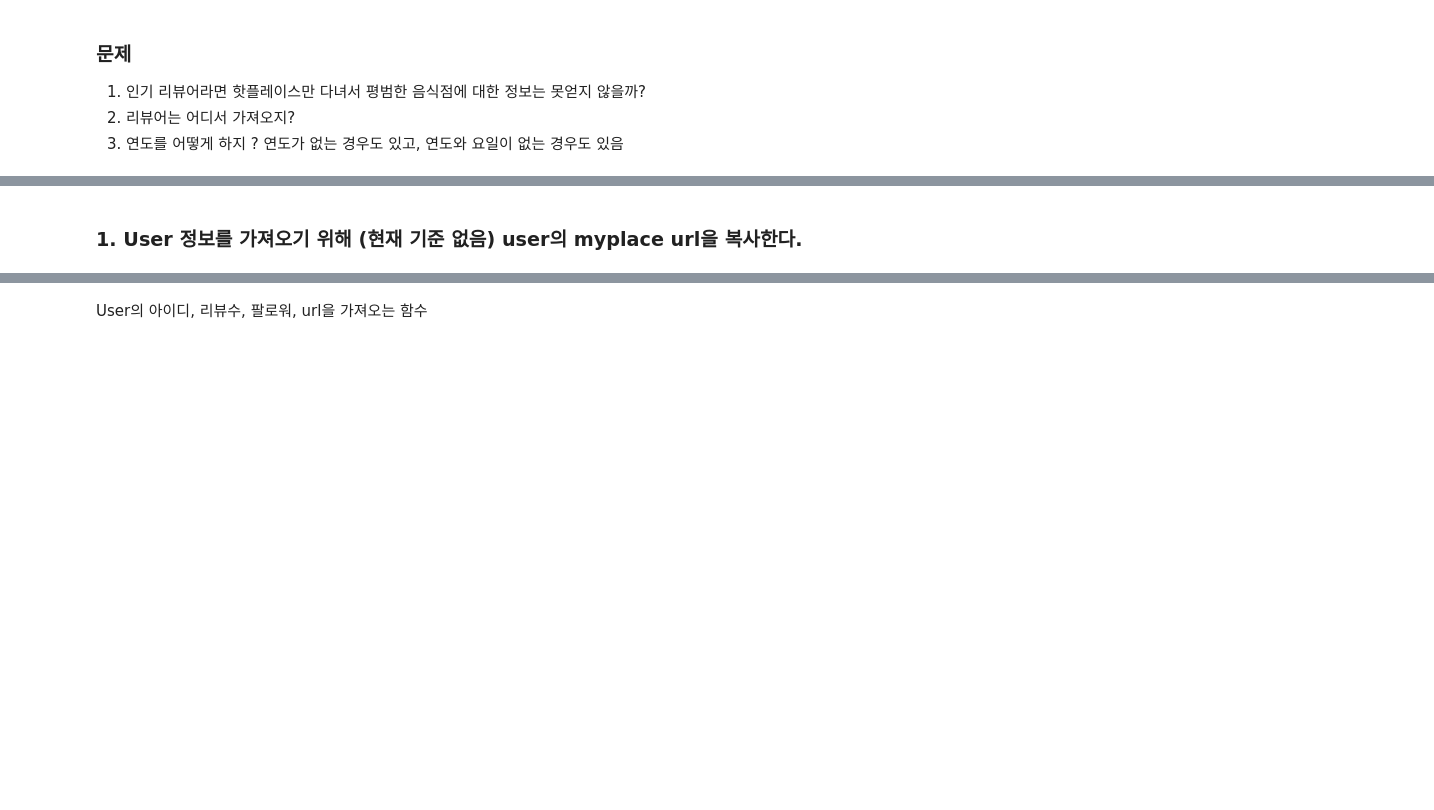
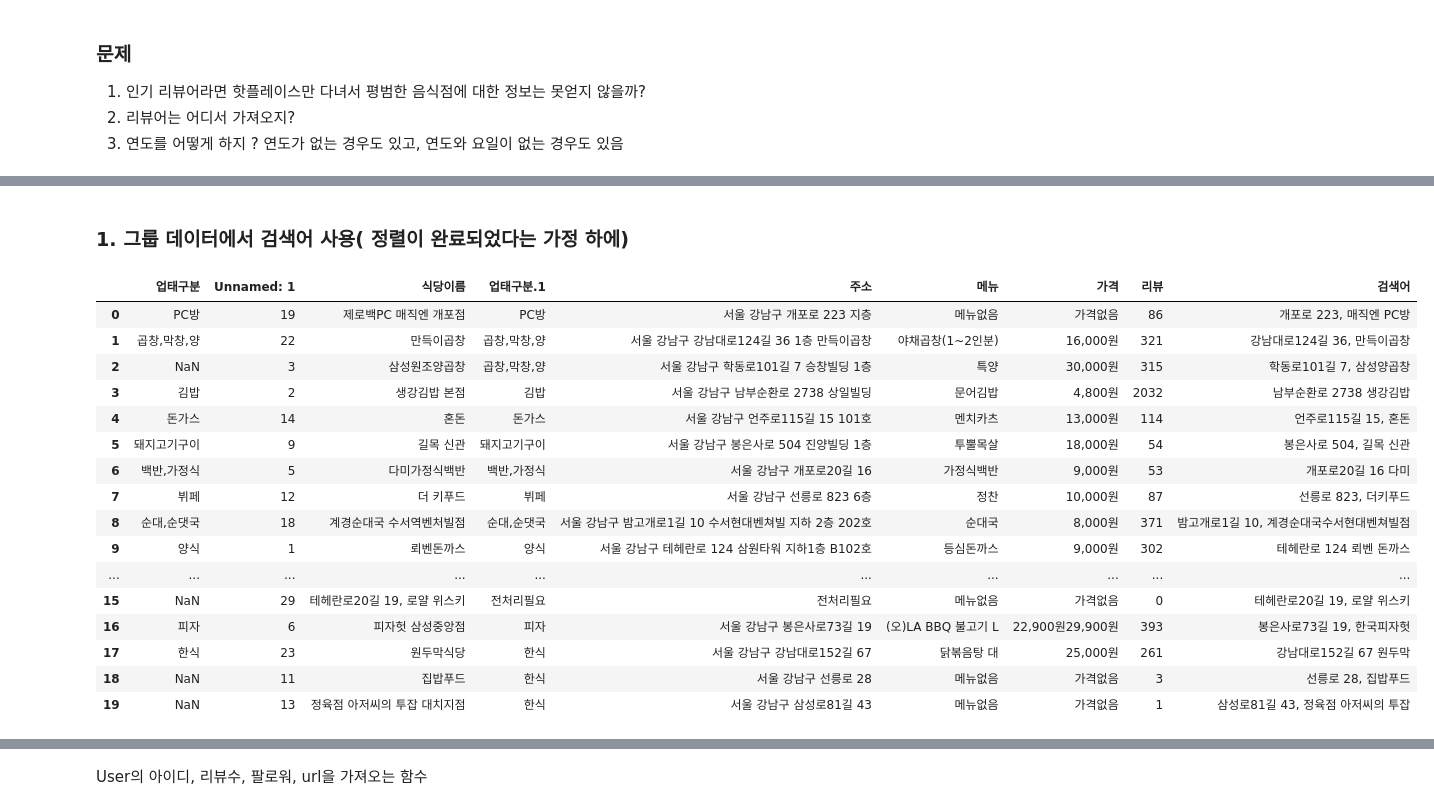
Before and after one commit to Lunch-Lab/data, a Jupyter notebook: naver_user_크롤링.ipynb, the cells around one changed output, grey strips where cells are left out. Cells and saved outputs as stored; diff of their text form; code cells hidden in the pictures; blank space fills up the shorter version.

```diff
--- a/naver_user_크롤링.ipynb
+++ b/naver_user_크롤링.ipynb
@@ -44,5 +49,3 @@ from datetime import datetime
 
 import pandas as pd
 from selenium.webdriver.common.by import By
-# %% [markdown]
-### 1. User 정보를 가져오기 위해 (현재 기준 없음) user의 myplace url을 복사한다.
@@ -50,0 +52,23 @@ url = 'https://m.place.naver.com/my/5c36b9f1e511a8856c50c832/review?v=2'
+# %% [markdown]
+### 1. 그룹 데이터에서 검색어 사용( 정렬이 완료되었다는 가정 하에)
+# %%
+res_group_df = pd.read_excel('매장_groupby_test.xlsx')
+res_group_df
+# %% [output]
+|  | 업태구분 | Unnamed: 1 | 식당이름 | 업태구분.1 | 주소 | 메뉴 | 가격 | 리뷰 | 검색어 |
+| 0 | PC방 | 19 | 제로백PC 매직엔 개포점 | PC방 | 서울 강남구 개포로 223 지층 | 메뉴없음 | 가격없음 | 86 | 개포로 223, 매직엔 PC방 |
+| 1 | 곱창,막창,양 | 22 | 만득이곱창 | 곱창,막창,양 | 서울 강남구 강남대로124길 36 1층 만득이곱창 | 야채곱창(1~2인분) | 16,000원 | 321 | 강남대로124길 36, 만득이곱창 |
+| 2 | NaN | 3 | 삼성원조양곱창 | 곱창,막창,양 | 서울 강남구 학동로101길 7 승창빌딩 1층 | 특양 | 30,000원 | 315 | 학동로101길 7, 삼성양곱창 |
+| 3 | 김밥 | 2 | 생강김밥 본점 | 김밥 | 서울 강남구 남부순환로 2738 상일빌딩 | 문어김밥 | 4,800원 | 2032 | 남부순환로 2738 생강김밥 |
+| 4 | 돈가스 | 14 | 혼돈 | 돈가스 | 서울 강남구 언주로115길 15 101호 | 멘치카츠 | 13,000원 | 114 | 언주로115길 15, 혼돈 |
+| 5 | 돼지고기구이 | 9 | 길목 신관 | 돼지고기구이 | 서울 강남구 봉은사로 504 진양빌딩 1층 | 투뿔목살 | 18,000원 | 54 | 봉은사로 504, 길목 신관 |
+| 6 | 백반,가정식 | 5 | 다미가정식백반 | 백반,가정식 | 서울 강남구 개포로20길 16 | 가정식백반 | 9,000원 | 53 | 개포로20길 16 다미 |
+| 7 | 뷔페 | 12 | 더 키푸드 | 뷔페 | 서울 강남구 선릉로 823 6층 | 정찬 | 10,000원 | 87 | 선릉로 823, 더키푸드 |
+| 8 | 순대,순댓국 | 18 | 계경순대국 수서역벤처빌점 | 순대,순댓국 | 서울 강남구 밤고개로1길 10 수서현대벤쳐빌 지하 2층 202호 | 순대국 | 8,000원 | 371 | 밤고개로1길 10, 계경순대국수서현대벤쳐빌점 |
+| 9 | 양식 | 1 | 뢰벤돈까스 | 양식 | 서울 강남구 테헤란로 124 삼원타워 지하1층 B102호 | 등심돈까스 | 9,000원 | 302 | 테헤란로 124 뢰벤 돈까스 |
+| ... | ... | ... | ... | ... | ... | ... | ... | ... | ... |
+| 15 | NaN | 29 | 테헤란로20길 19, 로얄 위스키 | 전처리필요 | 전처리필요 | 메뉴없음 | 가격없음 | 0 | 테헤란로20길 19, 로얄 위스키 |
+| 16 | 피자 | 6 | 피자헛 삼성중앙점 | 피자 | 서울 강남구 봉은사로73길 19 | (오)LA BBQ 불고기 L | 22,900원29,900원 | 393 | 봉은사로73길 19, 한국피자헛 |
+| 17 | 한식 | 23 | 원두막식당 | 한식 | 서울 강남구 강남대로152길 67 | 닭볶음탕 대 | 25,000원 | 261 | 강남대로152길 67 원두막 |
+| 18 | NaN | 11 | 집밥푸드 | 한식 | 서울 강남구 선릉로 28 | 메뉴없음 | 가격없음 | 3 | 선릉로 28, 집밥푸드 |
+| 19 | NaN | 13 | 정육점 아저씨의 투잡 대치지점 | 한식 | 서울 강남구 삼성로81길 43 | 메뉴없음 | 가격없음 | 1 | 삼성로81길 43, 정육점 아저씨의 투잡 |
```
Also changed, not shown: parts of 8 cells of this notebook, 1 other file.
